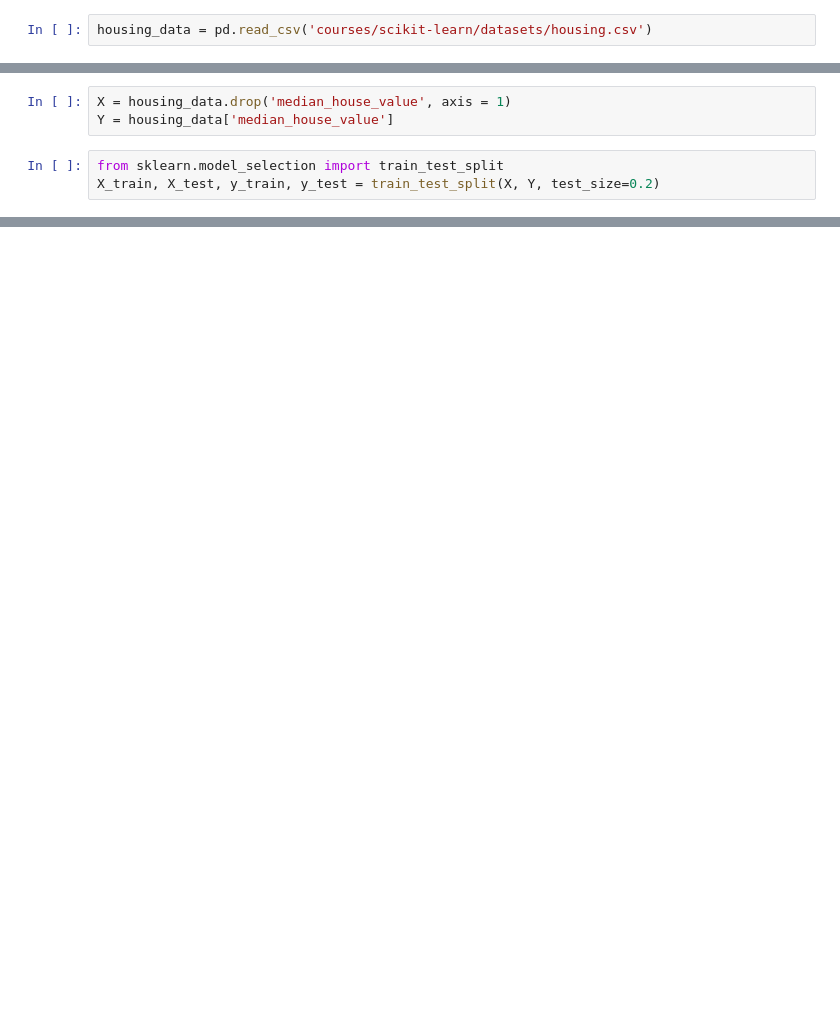
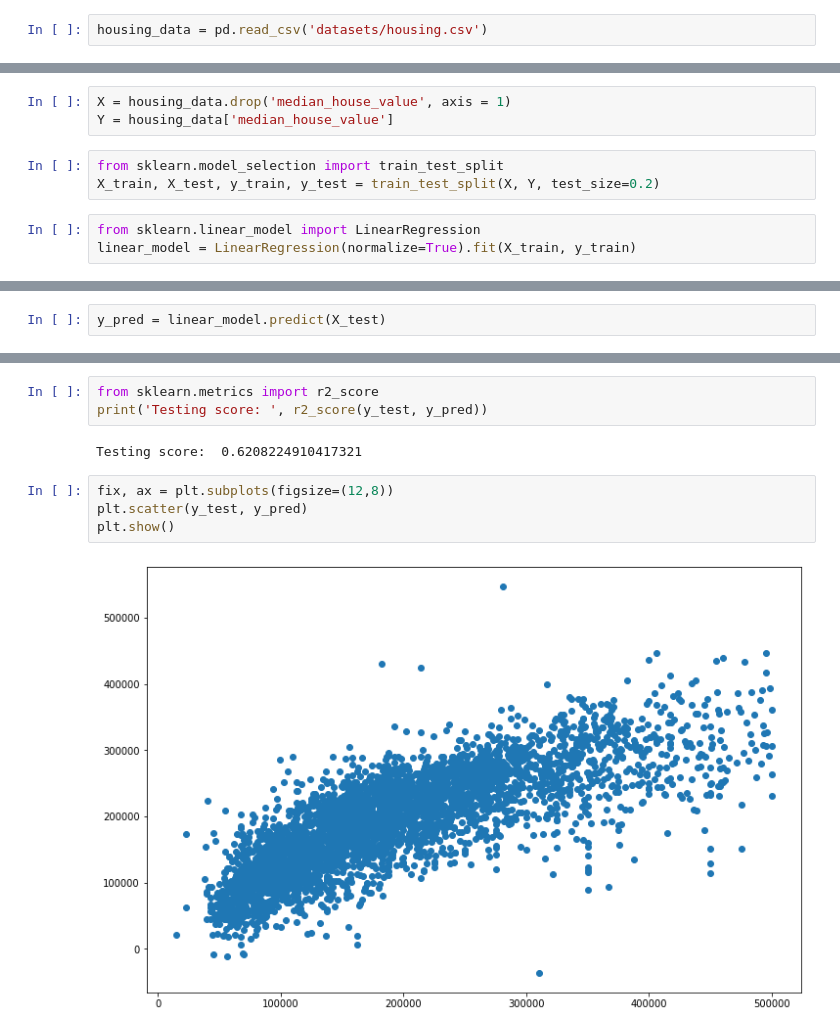
Before and after one commit to cristianMardare/scikit-learn-course, a Jupyter notebook: california-housing-playground.ipynb, the cells around one changed output, grey strips where cells are left out. Drawn from its saved outputs; the diff is of its cells as text; blank space fills up the shorter version.

Commit message:
feat: linear regression on kaggle california housing dataset (part 2)

```diff
--- a/california-housing-playground.ipynb
+++ b/california-housing-playground.ipynb
@@ -3,7 +3,7 @@ import pandas as pd
 import matplotlib.pyplot as plt
 import seaborn as sns
 # %%
-housing_data = pd.read_csv('courses/scikit-learn/datasets/housing.csv')
+housing_data = pd.read_csv('datasets/housing.csv')
 # %%
 housing_data.head()
 # %% [output]
@@ -127,3 +127,6 @@ Y = housing_data['median_house_value']
 # %%
 from sklearn.model_selection import train_test_split
 X_train, X_test, y_train, y_test = train_test_split(X, Y, test_size=0.2)
+# %%
+from sklearn.linear_model import LinearRegression
+linear_model = LinearRegression(normalize=True).fit(X_train, y_train)
@@ -129,0 +157,2 @@ X_train, X_test, y_train, y_test = train_test_split(X, Y, test_size=0.2)
+# %%
+y_pred = linear_model.predict(X_test)
@@ -129,0 +174,11 @@ X_train, X_test, y_train, y_test = train_test_split(X, Y, test_size=0.2)
+# %%
+from sklearn.metrics import r2_score
+print('Testing score: ', r2_score(y_test, y_pred))
+# %% [output]
+Testing score:  0.6208224910417321
+# %%
+fix, ax = plt.subplots(figsize=(12,8))
+plt.scatter(y_test, y_pred)
+plt.show()
+# %% [output]
+[figure, added]
```
Also changed, not shown: parts of 7 cells of this notebook.
